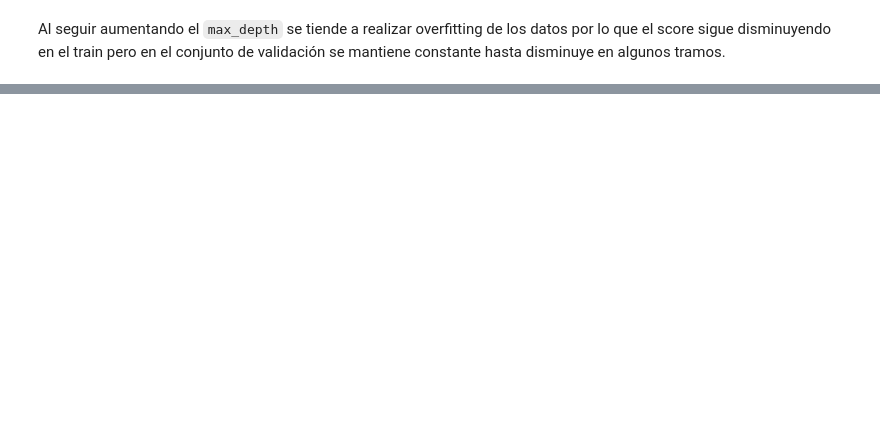
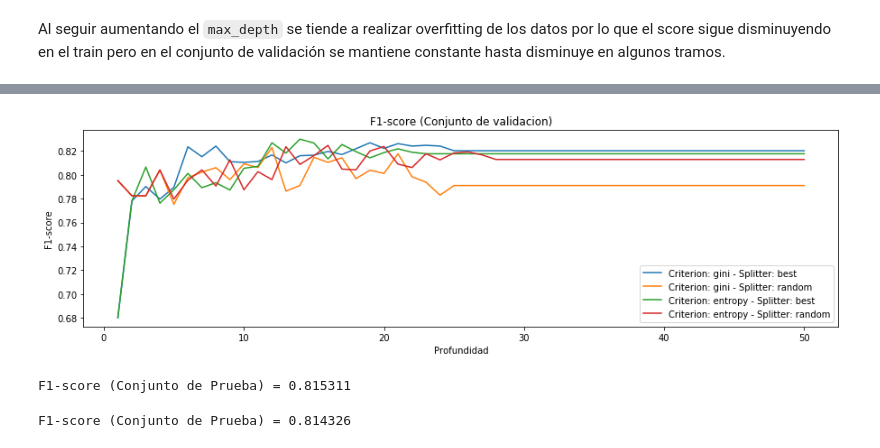
Before and after one commit to cvalenzu/ML-2017, a Jupyter notebook: hw3/Tarea 3.ipynb, the cells around one changed output, grey strips where cells are left out. Drawn from its saved outputs; the diff is of its cells as text; code cells hidden in the pictures; blank space fills up the shorter version.

```diff
--- a/hw3/Tarea 3.ipynb
+++ b/hw3/Tarea 3.ipynb
@@ -387,0 +488,7 @@ _= interact(interact_depth,data = fixed((X_train, Y_train, X_test, Y_test, X_val
+# %%
+df = df.sample(frac=1).reset_index(drop=True)
+df_tr = df[1624:]
+df_t  = df[:1624]
+# %%
+x_tr,y_tr = df_tr.drop(columns=['good_quality']), df_tr['good_quality']
+x_t ,y_t  = df_t.drop(columns=['good_quality']), df_t['good_quality']
@@ -387,0 +502,40 @@ _= interact(interact_depth,data = fixed((X_train, Y_train, X_test, Y_test, X_val
+# %%
+x_v , y_v  = x_tr[:1000], y_tr[:1000]
+x_tr, y_tr = x_tr[1000:], y_tr[1000:]
+# %%
+scors = []
+for cri in ['gini', 'entropy']:
+    for spli in ['best', 'random']:
+        scor = []
+        for depth in range(1,51):
+            clf=Tree(criterion=cri,splitter=spli,random_state=0,max_depth=depth)
+            clf.fit(x_tr,y_tr)
+            y_p = clf.predict(x_v)
+            scor.append(f1_score(y_v,y_p))
+        scors.append((scor,cri,spli))
+# %%
+plt.figure(figsize=(15,4))
+for scor, cri, spli in scors:
+    plt.plot(range(1,51),scor, label='Criterion: '+cri+' - Splitter: '+spli)
+plt.title("F1-score (Conjunto de validacion)")
+plt.xlabel("Profundidad")
+plt.ylabel("F1-score")
+plt.legend(loc='best')
+plt.show()
+# %% [output]
+[figure, added]
+# %%
+clf=Tree(criterion='gini',splitter='best',random_state=0,max_depth=19)
+clf.fit(x_tr,y_tr)
+y_p = clf.predict(x_t)
+f1t1 = f1_score(y_t,y_p)
+print "F1-score (Conjunto de Prueba) = %f"%f1t1
+# %% [output]
+F1-score (Conjunto de Prueba) = 0.815311
+# %%
+clf=Tree(criterion='entropy',splitter='best',random_state=0,max_depth=14)
+clf.fit(x_tr,y_tr)
+y_p = clf.predict(x_t)
+print "F1-score (Conjunto de Prueba) = %f"%f1_score(y_t,y_p)
+# %% [output]
+F1-score (Conjunto de Prueba) = 0.814326
```
Also changed, not shown: parts of 72 cells of this notebook, 4 other files.
